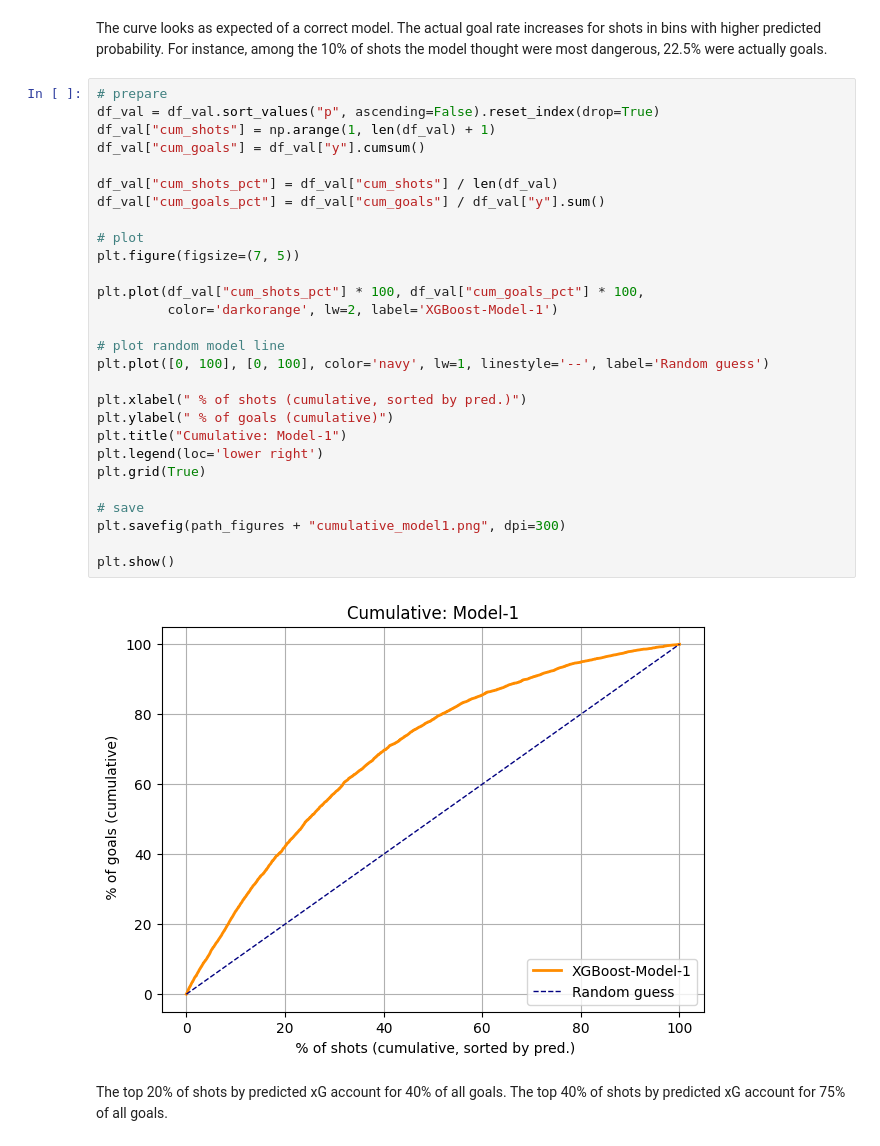
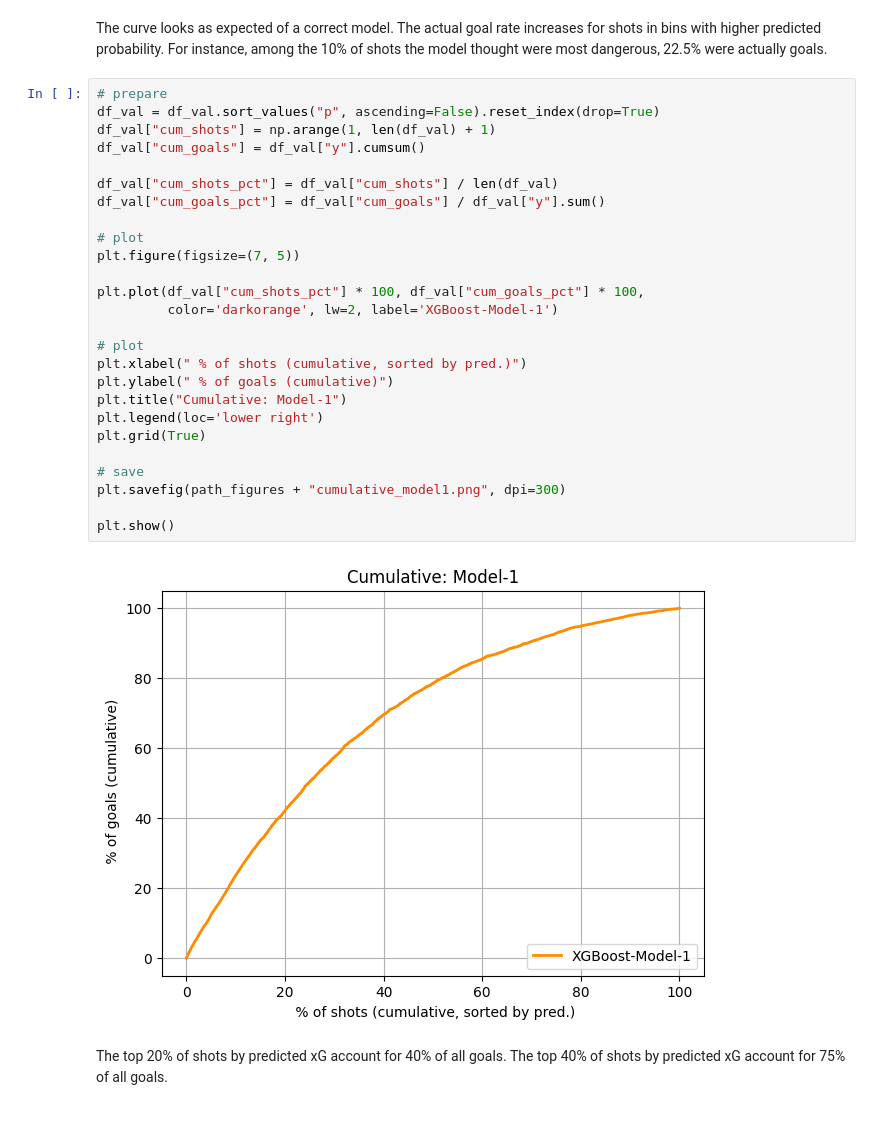
Before and after one commit to AbdelhamidRouatbi/data-science-code, a Jupyter notebook: notebooks/xgboost-notebook.ipynb, the cells around one changed output. Saved outputs shown, nothing was run; the diff lists cells and outputs as text.

```diff
--- a/notebooks/xgboost-notebook.ipynb
+++ b/notebooks/xgboost-notebook.ipynb
@@ -200,33 +206,31 @@ The curve looks as expected of a correct model. The actual goal rate increases f
 # %%
 # prepare
 df_val = df_val.sort_values("p", ascending=False).reset_index(drop=True)
 df_val["cum_shots"] = np.arange(1, len(df_val) + 1)
 df_val["cum_goals"] = df_val["y"].cumsum()
 
 df_val["cum_shots_pct"] = df_val["cum_shots"] / len(df_val)
 df_val["cum_goals_pct"] = df_val["cum_goals"] / df_val["y"].sum()
 
 # plot
 plt.figure(figsize=(7, 5))
 
 plt.plot(df_val["cum_shots_pct"] * 100, df_val["cum_goals_pct"] * 100,
          color='darkorange', lw=2, label='XGBoost-Model-1')
 
-# plot random model line
-plt.plot([0, 100], [0, 100], color='navy', lw=1, linestyle='--', label='Random guess')
-
+# plot
 plt.xlabel(" % of shots (cumulative, sorted by pred.)")
 plt.ylabel(" % of goals (cumulative)")
 plt.title("Cumulative: Model-1")
 plt.legend(loc='lower right')
 plt.grid(True)
 
 # save
 plt.savefig(path_figures + "cumulative_model1.png", dpi=300)
 
 plt.show()
 # %% [output]
-[figure, old version]
+[figure, new version]
 # %% [markdown]
 The top 20% of shots by predicted xG account for 40% of all goals. The top 40% of shots by predicted xG account for 75% of all goals.
 # %%
```
Also changed, not shown: parts of 13 cells of this notebook, 12 other files.
